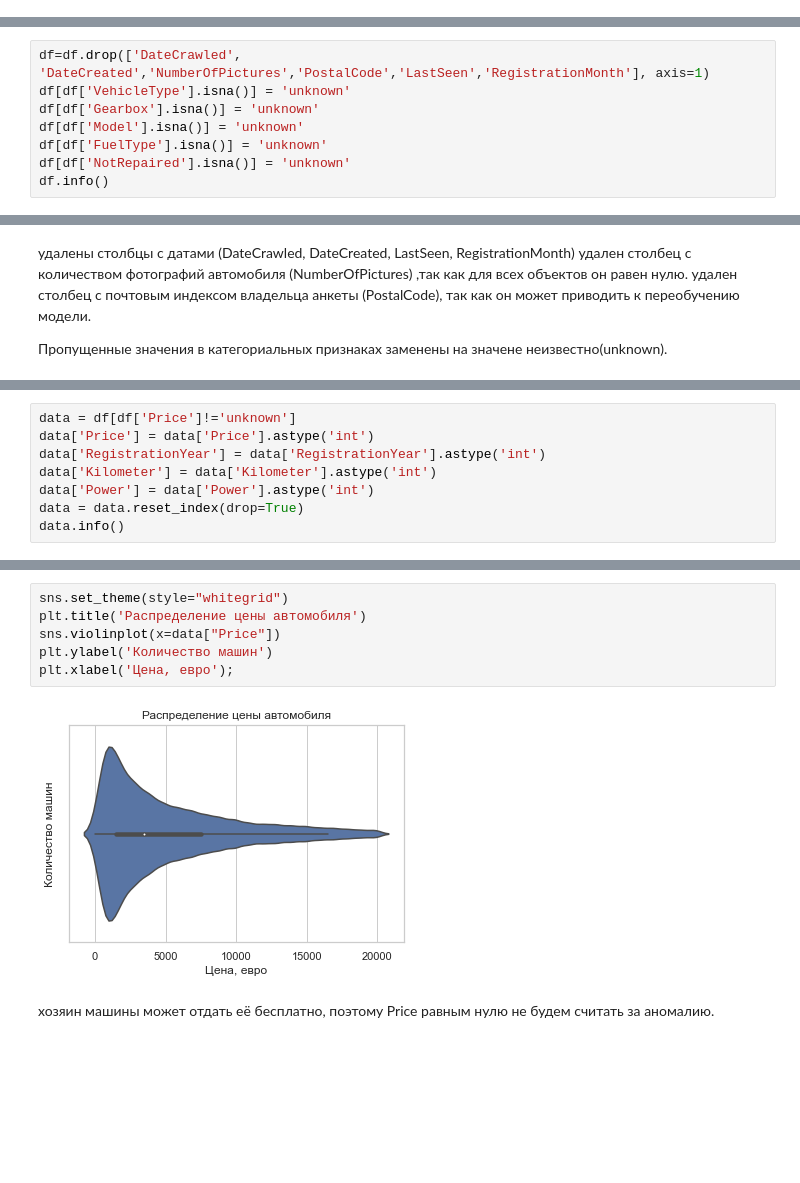
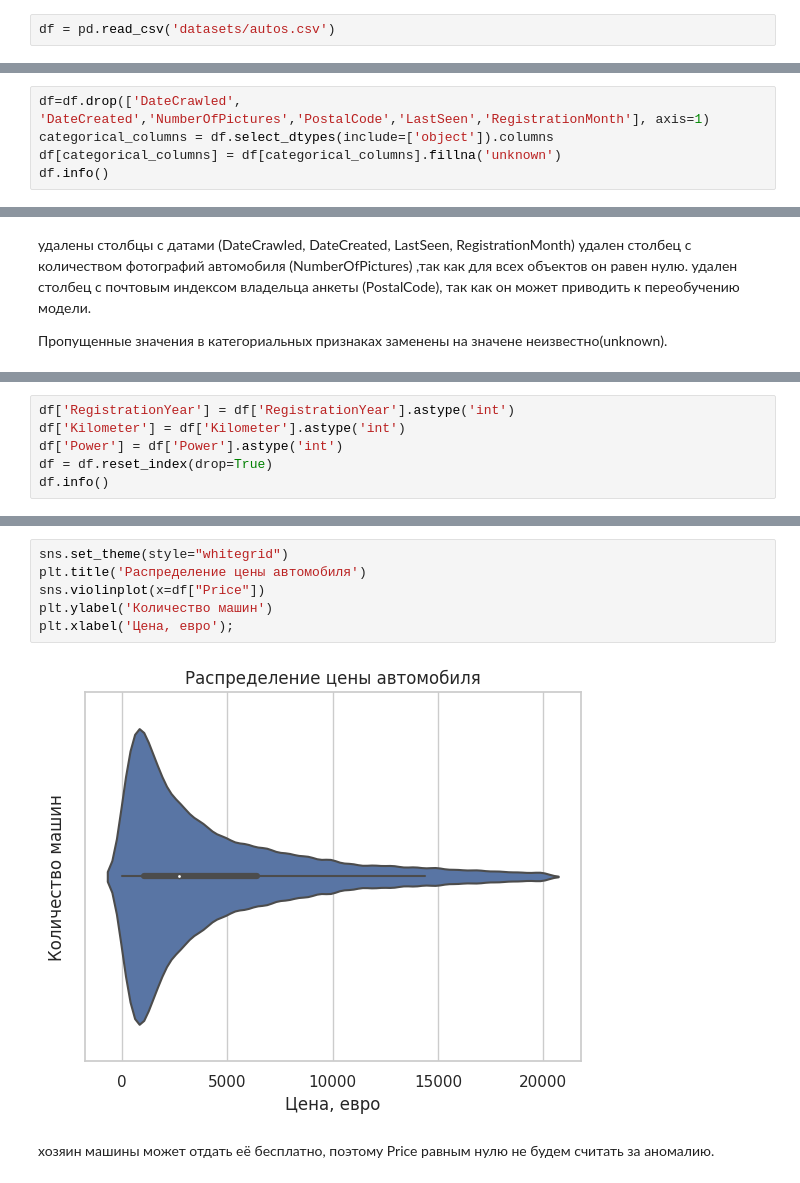
Before and after one commit to Vladruss/CarPricePrediction, a Jupyter notebook: Determining_the_cost_of_cars.ipynb, the cells around one changed output, grey strips where cells are left out. Cells and saved outputs as stored; diff of their text form; blank space fills up the shorter version.

```diff
--- a/Determining_the_cost_of_cars.ipynb
+++ b/Determining_the_cost_of_cars.ipynb
@@ -43,3 +27,5 @@ except:
+# %%
+df = pd.read_csv('datasets/autos.csv')
 # %%
 df.info()
 df.head()
@@ -81,11 +67,8 @@ df.describe()
 | max | 20000.000000 | 9999.000000 | 20000.000000 | 150000.000000 | 12.000000 | 0.0 | 99998.000000 |
 # %%
 df=df.drop(['DateCrawled', 'DateCreated','NumberOfPictures','PostalCode','LastSeen','RegistrationMonth'], axis=1)
-df[df['VehicleType'].isna()] = 'unknown'
-df[df['Gearbox'].isna()] = 'unknown'
-df[df['Model'].isna()] = 'unknown'
-df[df['FuelType'].isna()] = 'unknown'
-df[df['NotRepaired'].isna()] = 'unknown'
+categorical_columns = df.select_dtypes(include=['object']).columns
+df[categorical_columns] = df[categorical_columns].fillna('unknown')
 df.info()
 # %% [output]
 <class 'pandas.core.frame.DataFrame'>
@@ -148,10 +129,8 @@ plt.xlabel('Была машина в ремонте или нет');
 # %%
-data = df[df['Price']!='unknown']
-data['Price'] = data['Price'].astype('int')
-data['RegistrationYear'] = data['RegistrationYear'].astype('int')
-data['Kilometer'] = data['Kilometer'].astype('int')
-data['Power'] = data['Power'].astype('int')
-data = data.reset_index(drop=True)
-data.info()
+df['RegistrationYear'] = df['RegistrationYear'].astype('int')
+df['Kilometer'] = df['Kilometer'].astype('int')
+df['Power'] = df['Power'].astype('int')
+df = df.reset_index(drop=True)
+df.info()
 # %% [output]
 <class 'pandas.core.frame.DataFrame'>
@@ -174,11 +153,11 @@ memory usage: 15.0+ MB
 # %%
 sns.set_theme(style="whitegrid")
 plt.title('Распределение цены автомобиля')
-sns.violinplot(x=data["Price"])
+sns.violinplot(x=df["Price"])
 plt.ylabel('Количество машин')
 plt.xlabel('Цена, евро');
 # %% [output]
-[figure, old version]
+[figure, new version]
 # %% [markdown]
 хозяин машины  может отдать её бесплатно, поэтому Price равным нулю не будем считать за аномалию.
 # %%
```
Also changed, not shown: parts of 53 cells of this notebook, 13 other files.
